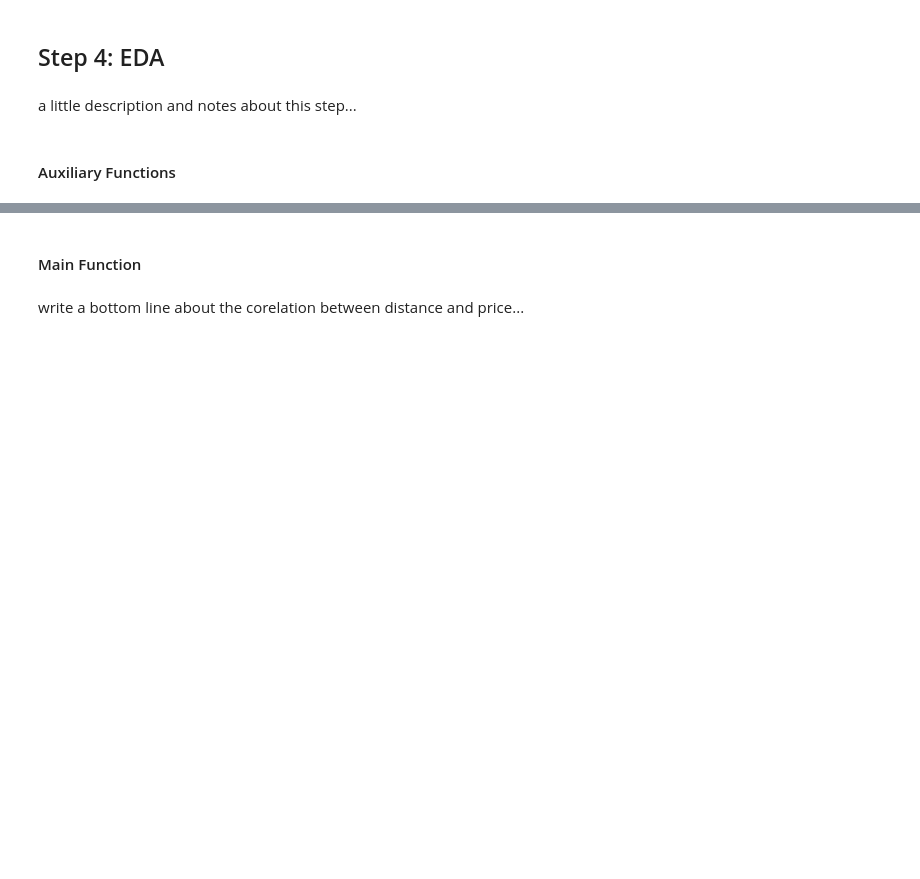
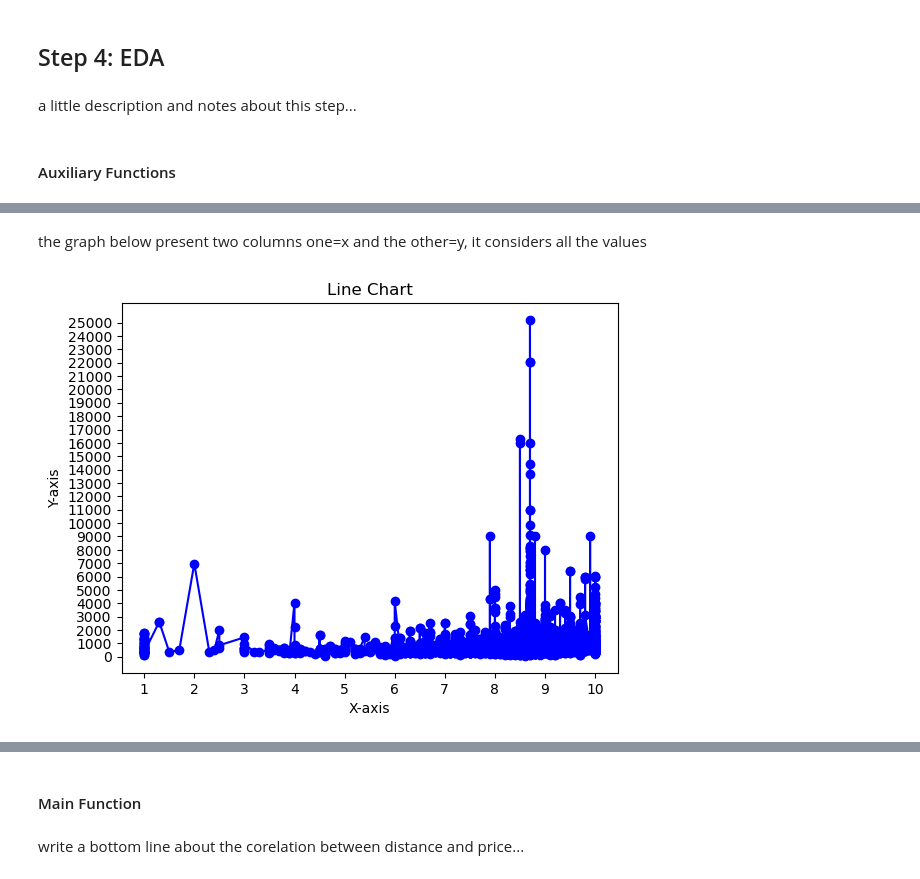
Before and after one commit to yarin-cohen02/dataScienceProject, a Jupyter notebook: project.ipynb, the cells around one changed output, grey strips where cells are left out. Saved outputs shown, nothing was run; the diff lists cells and outputs as text; code cells hidden in the pictures; blank space fills up the shorter version.

```diff
--- a/project.ipynb
+++ b/project.ipynb
@@ -697,0 +745,31 @@ a little description and notes about this step...
+# %% [markdown]
+the graph below present two columns one=x and the other=y, it considers all the values
+# %%
+import pandas as pd
+import matplotlib.pyplot as plt
+
+# Assuming you have a dataframe named 'df' with columns 'x_column' and 'y_column'
+df1 = df.copy()
+
+# Assuming you have a dataframe named 'df' with columns 'x_column' and 'y_column'
+
+# Sort the dataframe based on the x-column values
+df1 = df1.sort_values('scoreGeneral')
+
+# Plot the line chart with all data points
+plt.plot(df1['scoreGeneral'], df1['pricePerNight'], marker='o', linestyle='-', color='blue')
+
+# Adding labels and title
+plt.xlabel('X-axis')
+plt.ylabel('Y-axis')
+plt.title('Line Chart')
+
+# Set custom x-axis and y-axis labels
+plt.xticks(range(1, 11))  # Set x-axis labels from 1 to 10
+# plt.yticks(range(1, 11))  # Set y-axis labels from 1 to 10
+plt.yticks(range(0, 25001, 1000))  # Set y-axis labels from 0 to 2500 in jumps of 500
+
+# Displaying the plot
+plt.show()
+# %% [output]
+[figure, added]
```
Also changed, not shown: parts of 18 cells of this notebook, 1 other file.
